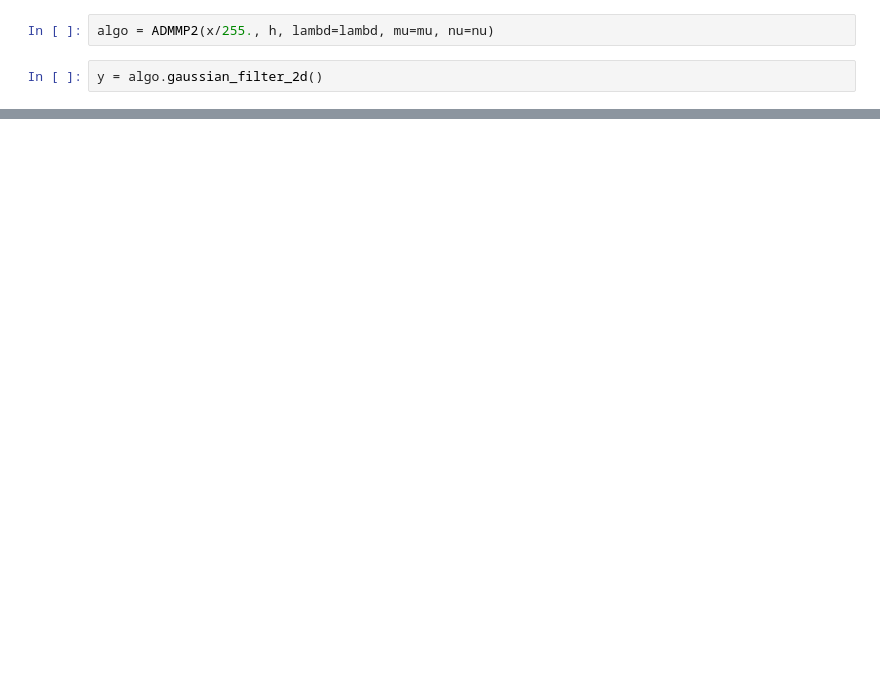
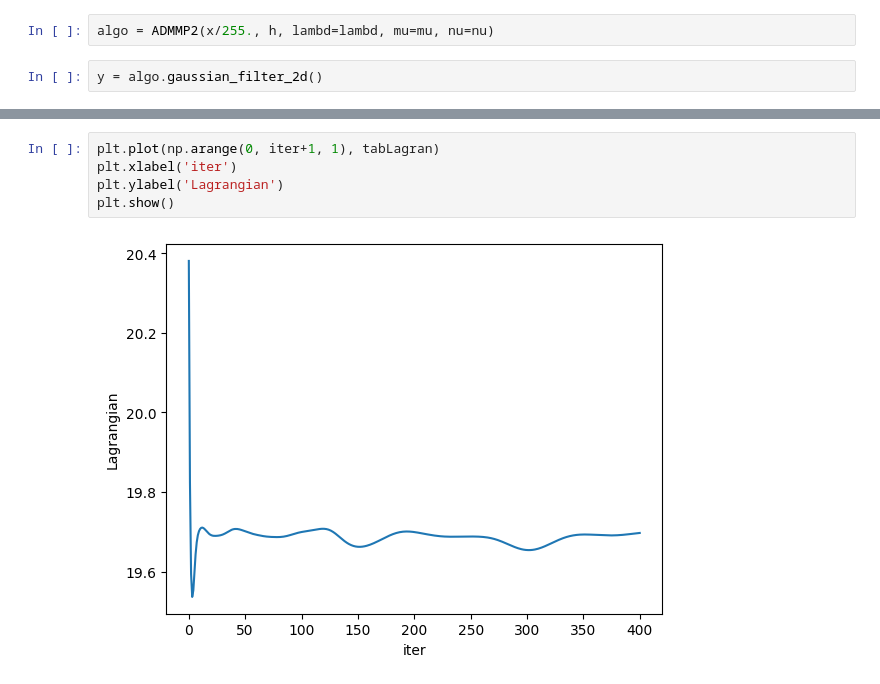
Before and after one commit to VictorCilleros/Image_Restoration_SDI, a Jupyter notebook: src/test.ipynb, the cells around one changed output, grey strips where cells are left out. Saved outputs shown, nothing was run; the diff lists cells and outputs as text; blank space fills up the shorter version.

```diff
--- a/src/test.ipynb
+++ b/src/test.ipynb
@@ -83,0 +51,7 @@ array([[0.5, 0.5],
+# %%
+plt.plot(np.arange(0, iter+1, 1), tabLagran)
+plt.xlabel('iter')
+plt.ylabel('Lagrangian')
+plt.show()
+# %% [output]
+[figure, added]
```
Also changed, not shown: parts of 16 cells of this notebook, 3 other files.
